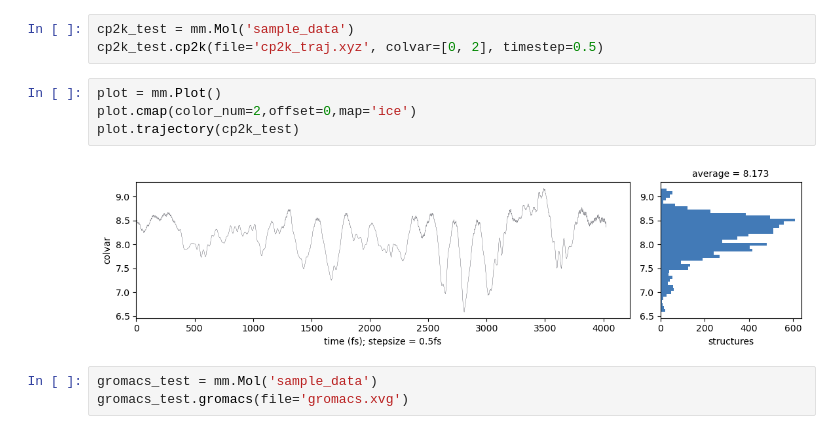
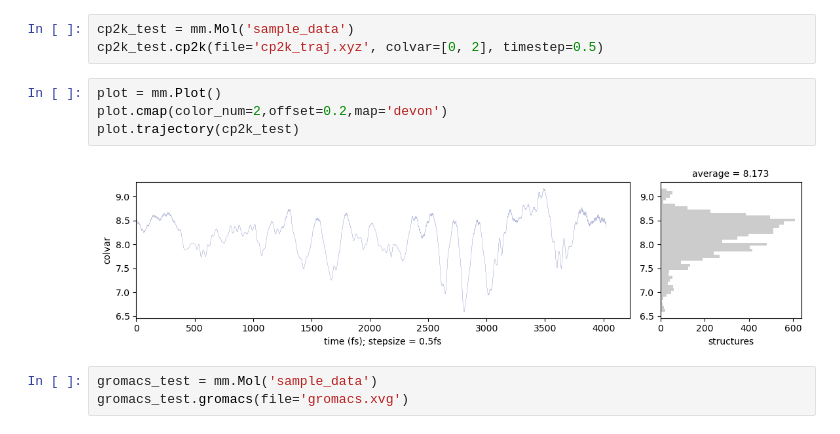
Before and after one commit to marianski-lab/artdep, a Jupyter notebook: benchmarks/trajectories.ipynb, the cells around one changed output. Cells and saved outputs as stored; diff of their text form.

Commit message:
Added colors to traj plot

```diff
--- a/benchmarks/trajectories.ipynb
+++ b/benchmarks/trajectories.ipynb
@@ -5,10 +5,10 @@ cp2k_test = mm.Mol('sample_data')
 cp2k_test.cp2k(file='cp2k_traj.xyz', colvar=[0, 2], timestep=0.5)
 # %%
 plot = mm.Plot()
-plot.cmap(color_num=2,offset=0,map='ice')
+plot.cmap(color_num=2,offset=0.2,map='devon')
 plot.trajectory(cp2k_test)
 # %% [output]
-[figure, old version]
+[figure, new version]
 # %%
 gromacs_test = mm.Mol('sample_data')
 gromacs_test.gromacs(file='gromacs.xvg')
```
Also changed, not shown: parts of 1 cell of this notebook, 2 other files.
